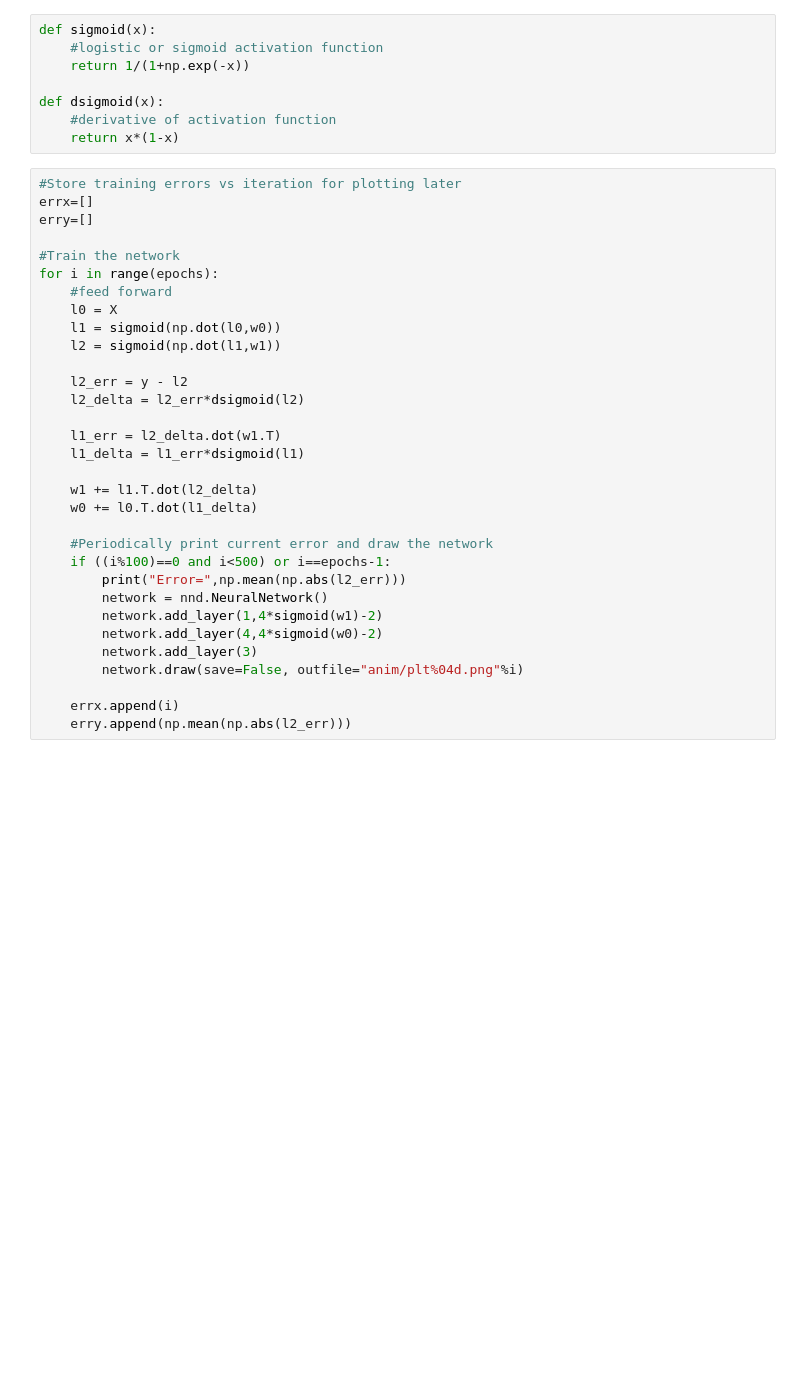
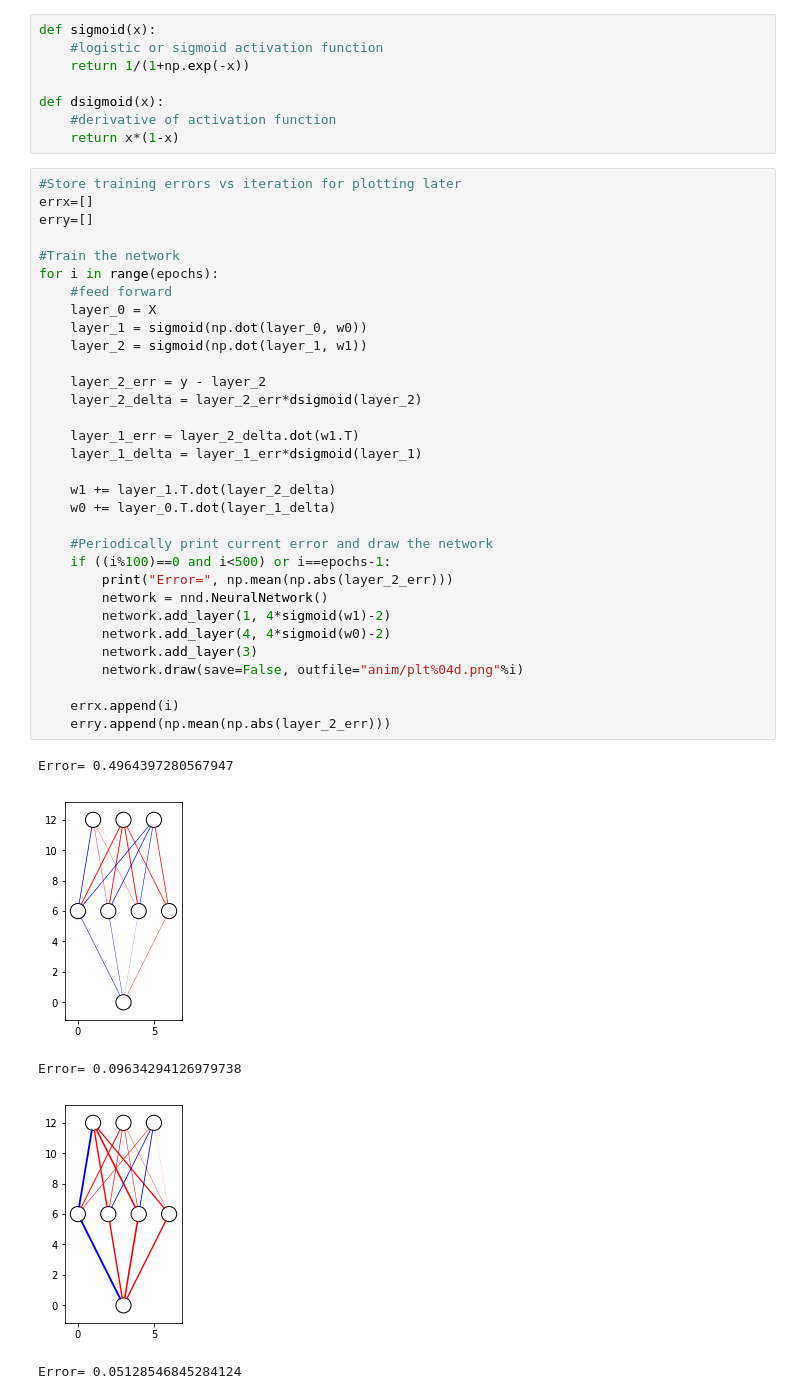
Before and after one commit to giacomo-artoni/cmpp, a Jupyter notebook: Lecture4-NeuralNetworks/Neural Net 0.ipynb, the cells around one changed output. Cells and saved outputs as stored; diff of their text form; blank space fills up the shorter version.

```diff
--- a/Lecture4-NeuralNetworks/Neural Net 0.ipynb
+++ b/Lecture4-NeuralNetworks/Neural Net 0.ipynb
@@ -36,32 +44,38 @@ def dsigmoid(x):
 # %%
 #Store training errors vs iteration for plotting later
 errx=[]
 erry=[]
 
 #Train the network
 for i in range(epochs):
     #feed forward
-    l0 = X
-    l1 = sigmoid(np.dot(l0,w0))
-    l2 = sigmoid(np.dot(l1,w1))
+    layer_0 = X
+    layer_1 = sigmoid(np.dot(layer_0, w0))
+    layer_2 = sigmoid(np.dot(layer_1, w1))
 
-    l2_err = y - l2
-    l2_delta = l2_err*dsigmoid(l2)
+    layer_2_err = y - layer_2
+    layer_2_delta = layer_2_err*dsigmoid(layer_2)
 
-    l1_err = l2_delta.dot(w1.T)
-    l1_delta = l1_err*dsigmoid(l1)
+    layer_1_err = layer_2_delta.dot(w1.T)
+    layer_1_delta = layer_1_err*dsigmoid(layer_1)
 
-    w1 += l1.T.dot(l2_delta)
-    w0 += l0.T.dot(l1_delta)
+    w1 += layer_1.T.dot(layer_2_delta)
+    w0 += layer_0.T.dot(layer_1_delta)
 
     #Periodically print current error and draw the network
     if ((i%100)==0 and i<500) or i==epochs-1:
-        print("Error=",np.mean(np.abs(l2_err)))
+        print("Error=", np.mean(np.abs(layer_2_err)))
         network = nnd.NeuralNetwork()
-        network.add_layer(1,4*sigmoid(w1)-2)
-        network.add_layer(4,4*sigmoid(w0)-2)
+        network.add_layer(1, 4*sigmoid(w1)-2)
+        network.add_layer(4, 4*sigmoid(w0)-2)
         network.add_layer(3)
         network.draw(save=False, outfile="anim/plt%04d.png"%i)
 
     errx.append(i)
-    erry.append(np.mean(np.abs(l2_err)))
+    erry.append(np.mean(np.abs(layer_2_err)))
+# %% [output]
+Error= 0.4964397280567947
+[figure, added]
+Error= 0.09634294126979738
+[figure, added]
+Error= 0.05128546845284124
```
Also changed, not shown: parts of 5 cells of this notebook, 2 other files.
